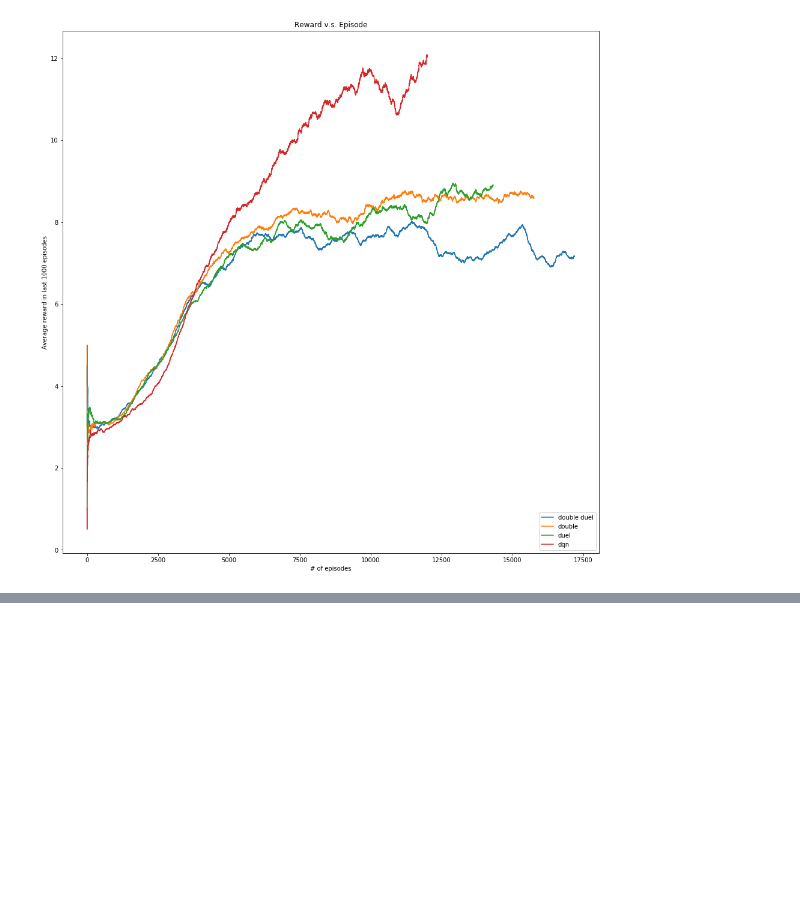
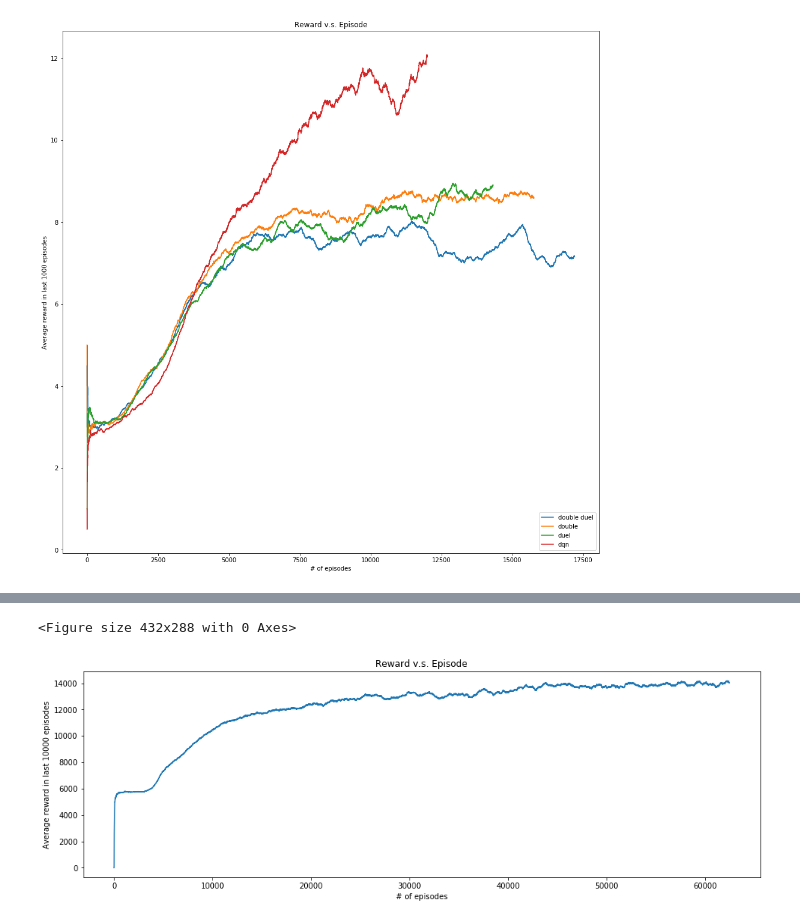
Before and after one commit to JasonYao81000/ADL2019, a Jupyter notebook: hw3/results/plot.ipynb, the cells around one changed output, grey strips where cells are left out. Cells and saved outputs as stored; diff of their text form; code cells hidden in the pictures; blank space fills up the shorter version.

```diff
--- a/hw3/results/plot.ipynb
+++ b/hw3/results/plot.ipynb
@@ -166,0 +167,18 @@ plt.show()
+# %%
+a2c_world_1_avg_rewards = np.load('a2c-world-1_avg_rewards.npy') * 15.0
+a2c_world_1_recent_avg_rewards = []
+for i in range(a2c_world_1_avg_rewards.shape[0]):
+    recent_rewards = a2c_world_1_avg_rewards[max(0, i - N):i + 1]
+    a2c_world_1_recent_avg_rewards.append(sum(recent_rewards) / len(recent_rewards))
+# %%
+plt.clf()
+plt.figure(figsize=(16, 5))
+plt.title('Reward v.s. Episode')
+plt.ylabel('Average reward in last %d episodes' % (N * 10))
+plt.xlabel('# of episodes')
+plt.plot(a2c_world_1_recent_avg_rewards)
+plt.savefig('reward_episode_a2c_world_1.png')
+plt.show()
+# %% [output]
+<Figure size 432x288 with 0 Axes>
+[figure, added]
```
Also changed, not shown: parts of 3 cells of this notebook, 4 other files.
